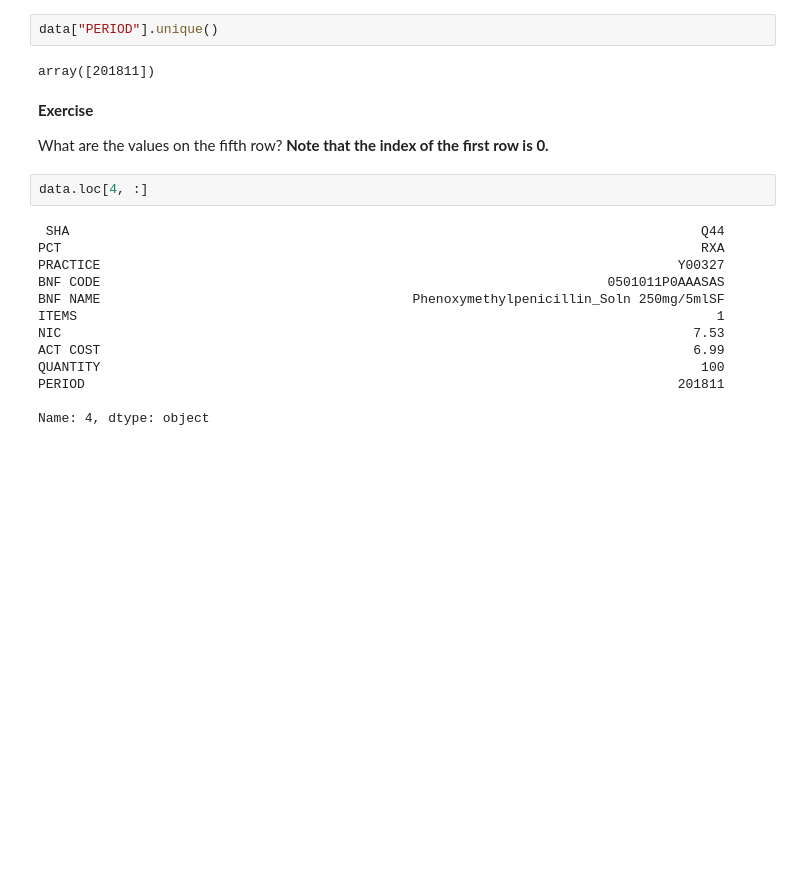
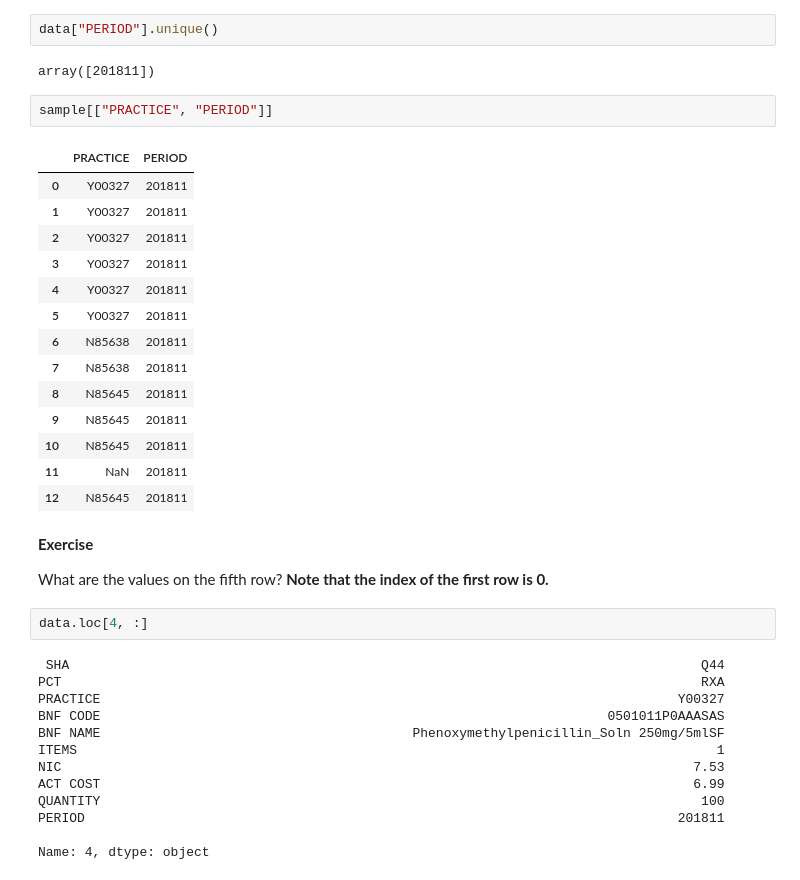
Before and after one commit to anenadic/2019-03-16-manchester, a Jupyter notebook: prescribing_exercises.ipynb, the cells around one changed output. Drawn from its saved outputs; the diff is of its cells as text; blank space fills up the shorter version.

```diff
--- a/prescribing_exercises.ipynb
+++ b/prescribing_exercises.ipynb
@@ -179,6 +319,23 @@ What values do we have on the column `PERIOD`?
 data["PERIOD"].unique()
 # %% [output]
 array([201811])
+# %%
+sample[["PRACTICE", "PERIOD"]]
+# %% [output]
+|  | PRACTICE | PERIOD |
+| 0 | Y00327 | 201811 |
+| 1 | Y00327 | 201811 |
+| 2 | Y00327 | 201811 |
+| 3 | Y00327 | 201811 |
+| 4 | Y00327 | 201811 |
+| 5 | Y00327 | 201811 |
+| 6 | N85638 | 201811 |
+| 7 | N85638 | 201811 |
+| 8 | N85645 | 201811 |
+| 9 | N85645 | 201811 |
+| 10 | N85645 | 201811 |
+| 11 | NaN | 201811 |
+| 12 | N85645 | 201811 |
 # %% [markdown]
 **Exercise**
 
```
Also changed, not shown: parts of 43 cells of this notebook.
